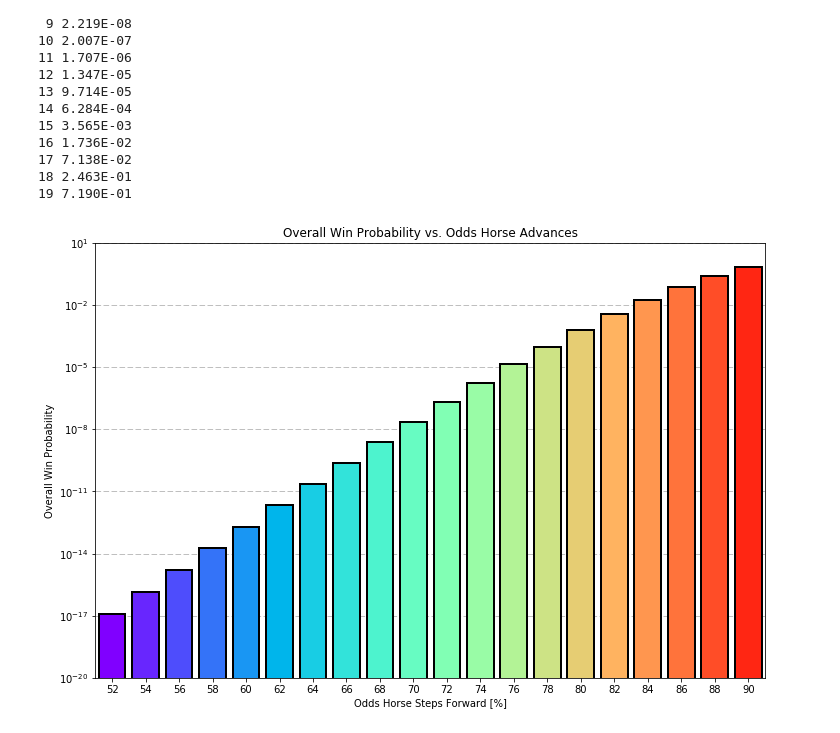
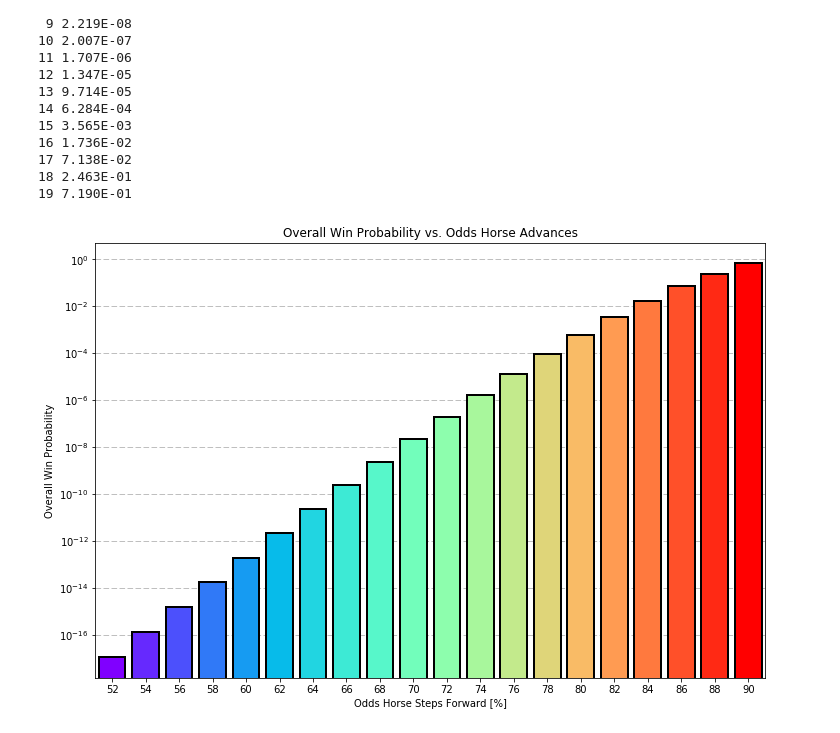
Before and after one commit to andrewzwicky/puzzles, a Jupyter notebook: FiveThirtyEightRiddler/2017-05-05/classic_derby.ipynb, the cells around one changed output. Cells and saved outputs as stored; diff of their text form; code cells hidden in the pictures.

```diff
--- a/FiveThirtyEightRiddler/2017-05-05/classic_derby.ipynb
+++ b/FiveThirtyEightRiddler/2017-05-05/classic_derby.ipynb
@@ -90,3 +79,8 @@ class Race:
 # %%
 HORSE_FORWARD_PROBS = [.5 + .02*i for i in range(1, 21)]
 DISTANCE = 200
+
+derby = Race(HORSE_FORWARD_PROBS,DISTANCE)
+derby.run_race()
+
+CMAP = cm.rainbow(np.linspace(0, 1, derby.num_horses()))
@@ -96,5 +87,3 @@ derby.run_race()
-# %%
-CMAP = cm.ScalarMappable(col.Normalize(0, derby.num_horses()), cm.rainbow)
 # %%
 def plot_positions(race, cmap):
     fig, ax = plt.subplots(figsize=(12, 8))
@@ -493,6 +380,6 @@ win_probs = [approximate_horse_winning(derby, i) for i in derby.horse_indices()]
 # %%
-for i,prob in enumerate(win_probs):
-    print("{0:2d} {1:.3E}".format(i, prob))
+for i in derby.horse_indices():
+    print("{0:2d} {1:.3E}".format(i, approximate_horse_winning(derby, i)))
 # %% [output]
  0 1.149E-17
  1 1.365E-16
@@ -515,7 +402,7 @@ for i,prob in enumerate(win_probs):
 18 2.463E-01
 19 7.190E-01
 # %%
-def plot_win_probs(race, win_probs, cmap):
+def plot_win_probs(race, cmap):
     fig, ax = plt.subplots(figsize=(12, 8))
 
     ax.set_xlim([-0.5, race.num_horses()-0.5])
@@ -524,16 +411,15 @@ def plot_win_probs(race, win_probs, cmap):
 
     ax.grid(b=True, which='major', axis='y', linestyle='--')
 
-    ax.set_ylim([10**-20, 10**1])
+    ax.bar(race.horse_indices(),
+           [approximate_horse_winning(derby, i) for i in race.horse_indices()],
+           color=cmap,
+           edgecolor='black',
+           linewidth=2,
+           zorder=10,
+           log=True)
 
-    for i, prob in enumerate(win_probs):
-        ax.bar(i,
-               prob,
-               edgecolor='black',
-               linewidth=2,
-               color=cmap.to_rgba(i),
-               zorder=10,
-               log=True)
+    ax.autoscale(enable=True, axis='y')
 
     ax.set_title("Overall Win Probability vs. Odds Horse Advances")
     ax.set_xlabel("Odds Horse Steps Forward [%]")
@@ -541,6 +427,6 @@ def plot_win_probs(race, win_probs, cmap):
 
     plt.show()
 # %%
-plot_win_probs(derby, win_probs, CMAP)
+plot_win_probs(derby, CMAP)
 # %% [output]
-[figure, old version]
+[figure, new version]
```
Also changed, not shown: parts of 35 cells of this notebook, 2 other files.
